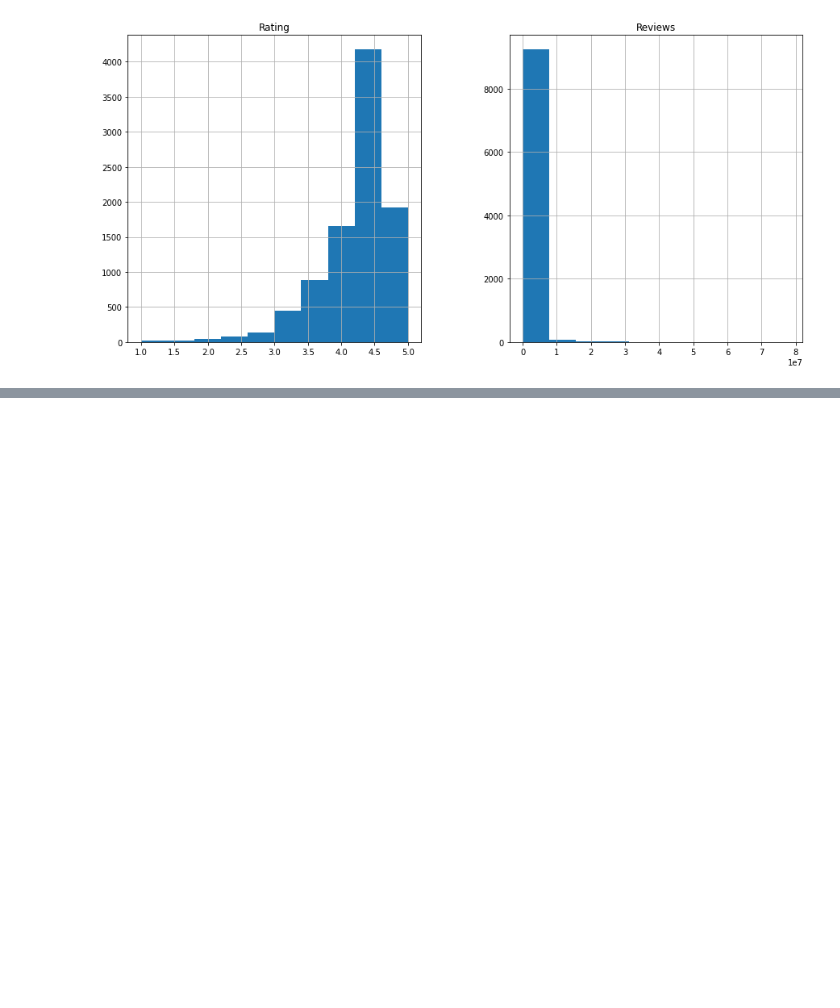
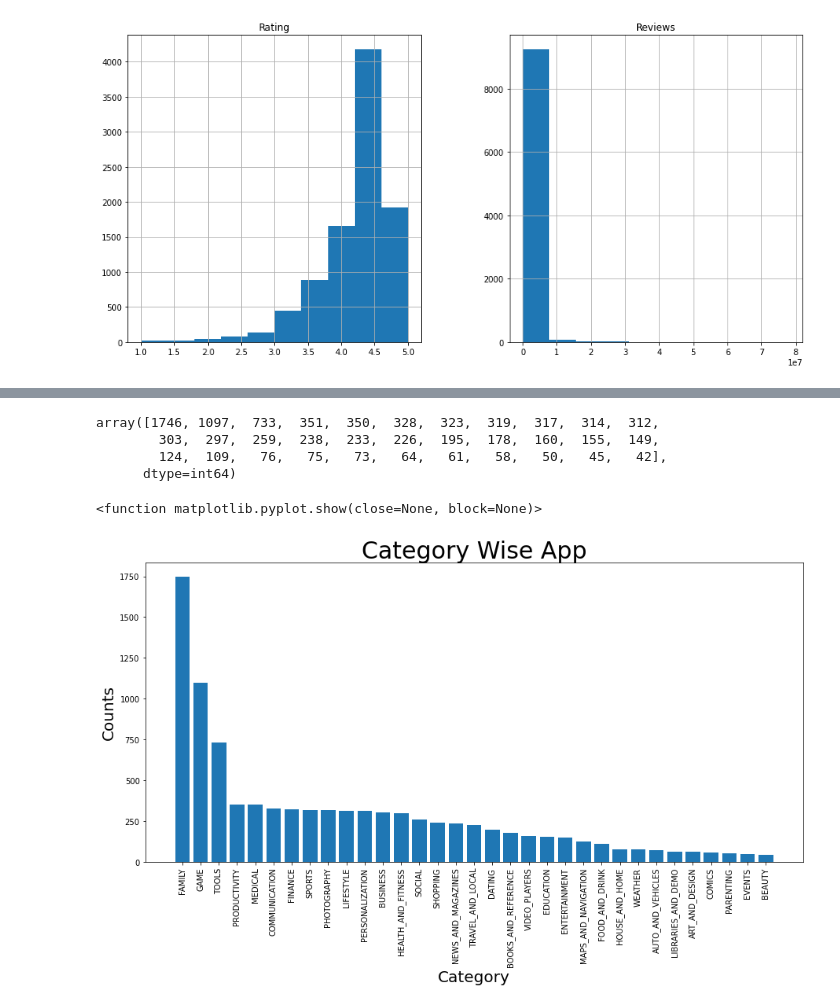
Before and after one commit to MrVishalKumbhar/Google_Play_Store_Review, a Jupyter notebook: Google_platstore_review.ipynb, the cells around one changed output, grey strips where cells are left out. Cells and saved outputs as stored; diff of their text form; code cells hidden in the pictures; blank space fills up the shorter version.

Commit message:
#Ploat_graph_for_Category_wise_apps_name

```diff
--- a/Google_platstore_review.ipynb
+++ b/Google_platstore_review.ipynb
@@ -187,0 +203,4 @@ array([[<AxesSubplot:title={'center':'Rating'}>,
+# %%
+# counting_app_per_category
+num_category = df['Category'].value_counts().sort_values(ascending = False)
+num_category
@@ -187,0 +225,20 @@ array([[<AxesSubplot:title={'center':'Rating'}>,
+# %%
+# Get_index_&_values_from_[num_category]
+num_category.index # index = category name
+num_category.values # value = count
+# %% [output]
+array([1746, 1097,  733,  351,  350,  328,  323,  319,  317,  314,  312,
+        303,  297,  259,  238,  233,  226,  195,  178,  160,  155,  149,
+        124,  109,   76,   75,   73,   64,   61,   58,   50,   45,   42],
+      dtype=int64)
+# %%
+# graph_for_apps_with_different_category
+plt.bar(num_category.index, num_category.values)
+plt.xlabel('Category',fontsize = 20)
+plt.ylabel('Counts',fontsize = 20)
+plt.title('Category Wise App', fontsize = 30)
+plt.xticks(rotation = 90)
+plt.show
+# %% [output]
+<function matplotlib.pyplot.show(close=None, block=None)>
+[figure, added]
```
Also changed, not shown: parts of 3 cells of this notebook.
